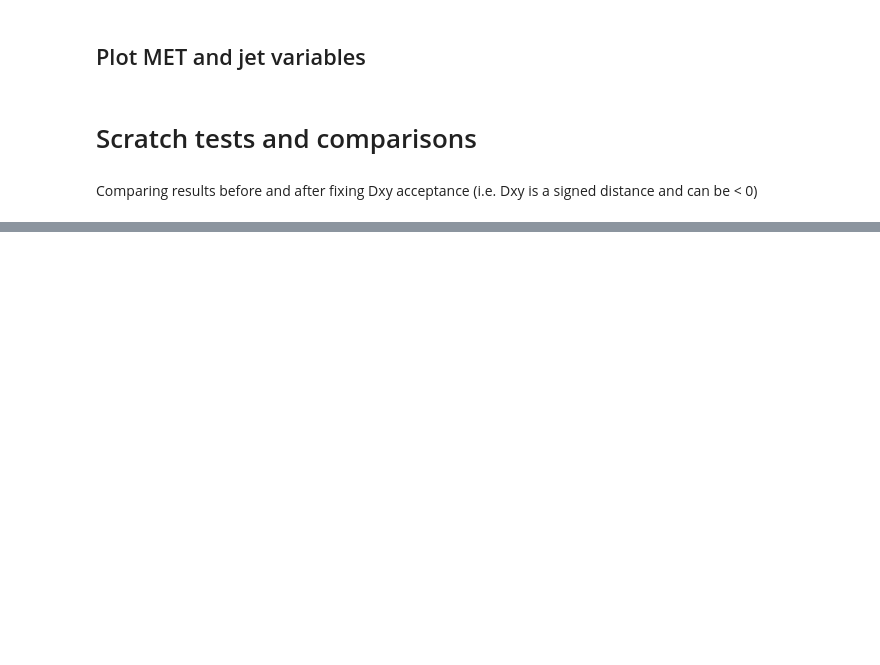
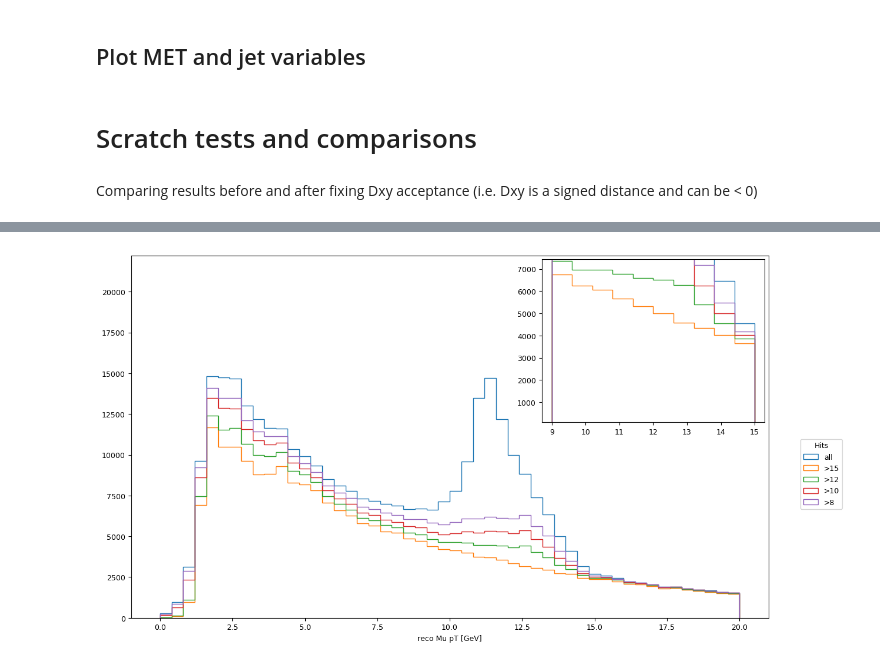
Before and after one commit to afrankenthal/iDM-analysis-plotting, a Jupyter notebook: BeamHalo.ipynb, the cells around one changed output, grey strips where cells are left out. Saved outputs shown, nothing was run; the diff lists cells and outputs as text; code cells hidden in the pictures; blank space fills up the shorter version.

```diff
--- a/BeamHalo.ipynb
+++ b/BeamHalo.ipynb
@@ -367,26 +419,28 @@ axes.legend(loc=(1.05,.3), title='Chi');
 # %%
 fig, axes = plt.subplots(1,1, figsize=(14,8))
 hitlabels = ['all','>15','>12','>10','>8']#
 axes.set_xlabel('reco Mu pT [GeV]')
 data = []
 #for cut in numCuts:
 #    cutsToApply = reduce(operator.and_, cutsCrit[mchi][0:cut+1])
-data.append(checkmuons[mchi]['recoPt'])
-data.append(checkmuons[mchi][checkmuons[mchi]['trackHits'] >15]['recoPt'])
-data.append(checkmuons[mchi][checkmuons[mchi]['trackHits'] >12]['recoPt'])
-data.append(checkmuons[mchi][checkmuons[mchi]['trackHits'] >10]['recoPt'])
-data.append(checkmuons[mchi][checkmuons[mchi]['trackHits'] >8]['recoPt'])
+data.append(checkmuons[mchi][ctau]['recoPt'])
+data.append(checkmuons[mchi][ctau][checkmuons[mchi][ctau]['trackHits'] >15]['recoPt'])
+data.append(checkmuons[mchi][ctau][checkmuons[mchi][ctau]['trackHits'] >12]['recoPt'])
+data.append(checkmuons[mchi][ctau][checkmuons[mchi][ctau]['trackHits'] >10]['recoPt'])
+data.append(checkmuons[mchi][ctau][checkmuons[mchi][ctau]['trackHits'] >8]['recoPt'])
 
 
 
 
 #data.append(checkmuons[mchi][checkmuons[mchi]['trackHits']> 12]['recoPt'])
 #data.append(checkmuons[mchi][checkmuons[mchi]['trackPlanes']> 2]['recoPt'])
 #data.append(checkmuons[mchi][checkmuons[mchi][checkmuons[mchi]['qualityTrack']==True]['qualityTrack']==True]['recoPt'])
 plot_full(data, axes, dict({'range':(0,20)}),labels=hitlabels)
 plot_inset(data, axes, dict({'range':(9,15)}))
 
 axes.legend(loc=(1.05,.3), title='Hits');
+# %% [output]
+[figure, added]
 # %%
 fig, axes = plt.subplots(1,1, figsize=(14,8))
 planelabels = ['all','>1','>2','>3','>4']#
```
Also changed, not shown: parts of 15 cells of this notebook, 1 other file.
